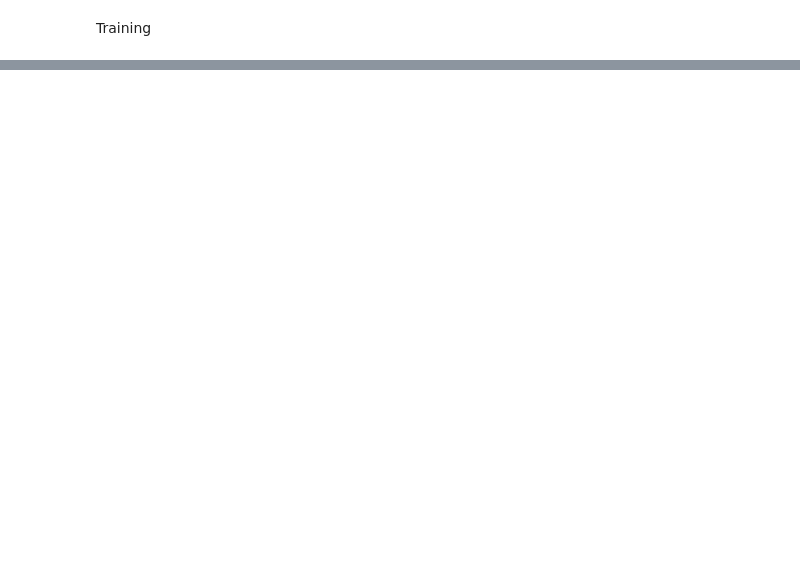
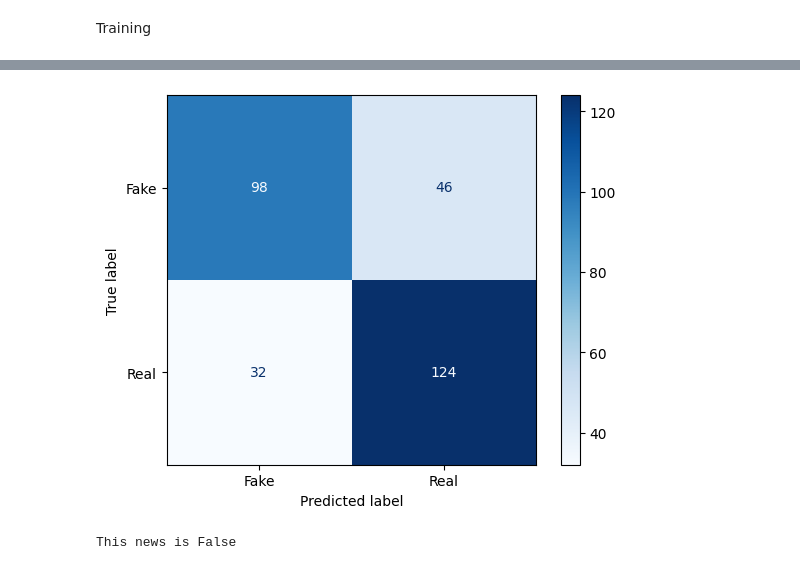
Before and after one commit to AdamNur422/nlpProj, a Jupyter notebook: FakeNews/FakeNews.ipynb, the cells around one changed output, grey strips where cells are left out. Saved outputs shown, nothing was run; the diff lists cells and outputs as text; code cells hidden in the pictures; blank space fills up the shorter version.

```diff
--- a/FakeNews/FakeNews.ipynb
+++ b/FakeNews/FakeNews.ipynb
@@ -96,10 +102,9 @@ title = []
 text = []
 labels = []
 
-for x in range(training_size):
-    title.append(data['title'][x])
-    text.append(data['text'][x])
-    labels.append(data['label'][x])
+title = data['title'].tolist()[:training_size]
+text = data['text'].tolist()[:training_size]
+labels = data['label'].tolist()[:training_size]
 # %%
 print(len(title))
 print(len(text))
@@ -211,0 +218,3 @@ RuntimeError: `tf.data.Dataset` only supports Python-style iteration in eager mo
+# %%
+predictions = model.predict(testing_padded)
+predicted_labels = (predictions > 0.5).astype(int)
@@ -211,0 +241,21 @@ RuntimeError: `tf.data.Dataset` only supports Python-style iteration in eager mo
+# %%
+conf_matrix = confusion_matrix(test_labels, predicted_labels)
+disp = ConfusionMatrixDisplay(confusion_matrix=conf_matrix, display_labels=['Fake', 'Real'])
+disp.plot(cmap=plt.cm.Blues)
+plt.show()
+# %% [output]
+[figure, added]
+# %%
+X = "AI can be easily used to make fake election photos - report"
+
+sequences = tokenizer1.texts_to_sequences([X])
+padded_sequences = pad_sequences(sequences, maxlen=max_length, padding=padding_type, truncating=trunc_type)
+
+prediction = model.predict(padded_sequences, verbose=0)[0][0]
+
+if prediction >= 0.5:
+    print("This news is True")
+else:
+    print("This news is False")
+# %% [output]
+This news is False
```
Also changed, not shown: parts of 7 cells of this notebook.
